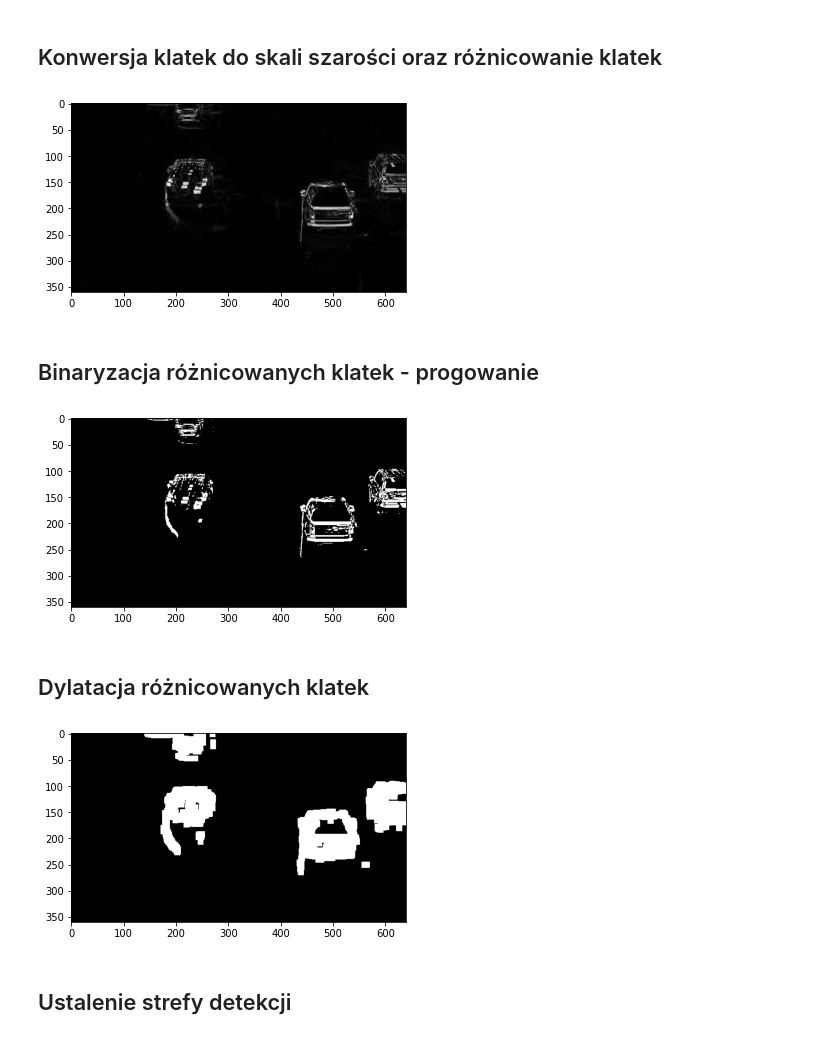
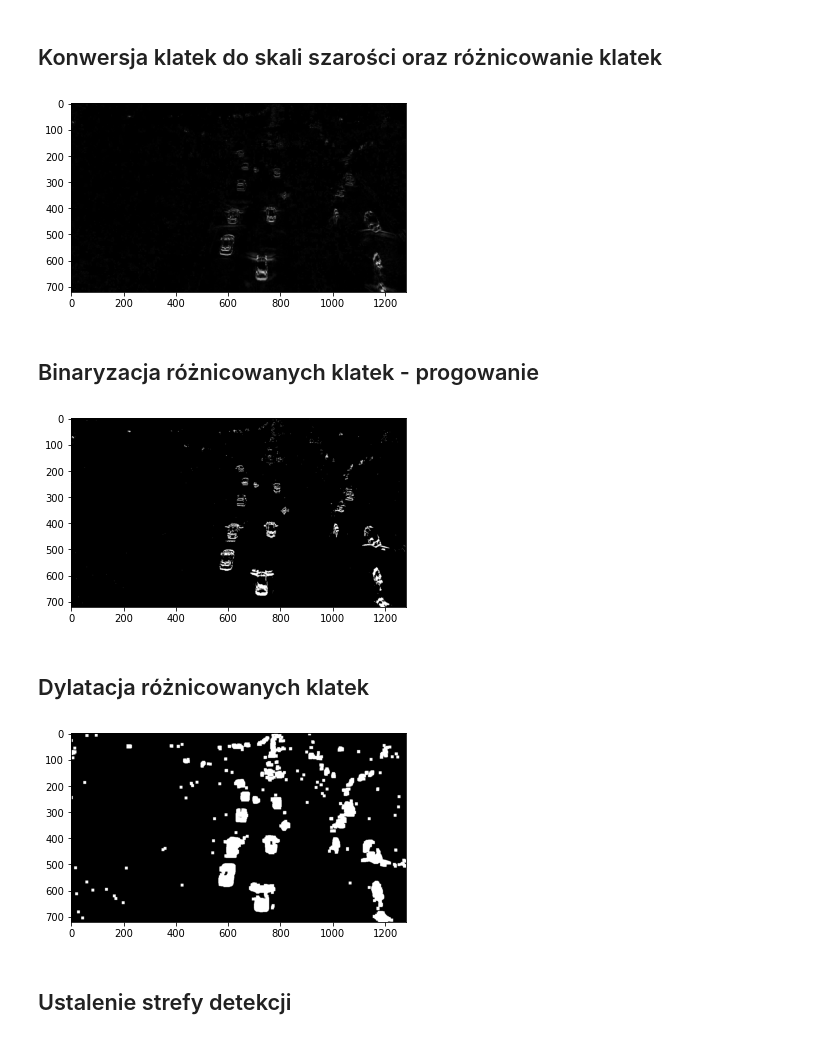
Before and after one commit to mcielinski/cv-traffic-counting-system, a Jupyter notebook: fr_approach/frame_differencing_3.ipynb, the cells around one changed output. Saved outputs shown, nothing was run; the diff lists cells and outputs as text; code cells hidden in the pictures.

```diff
--- a/fr_approach/frame_differencing_3.ipynb
+++ b/fr_approach/frame_differencing_3.ipynb
@@ -12,7 +12,7 @@ from scipy import spatial
 from skimage import morphology
 from tqdm import tqdm
 # %%
-video = 'night_2'  # bridge, highway, night, highway_day, highway_night, cars_640, back_view_640, night_speed_640, pexels_2, pexels_4, pexels_5
+video = 'pexels_5'  # bridge, highway, night, highway_day, highway_night, cars_640, back_view_640, night_speed_640, pexels_2, pexels_4, pexels_5
 video_mp4 = video + '.mp4'
 video_dir = video + '/'
 
@@ -154,7 +154,7 @@ grayB = cv2.cvtColor(col_images[fr+1], cv2.COLOR_BGR2GRAY)
 plt.imshow(cv2.absdiff(grayB, grayA), cmap='gray')
 plt.show()
 # %% [output]
-[figure, old version]
+[figure, new version]
 # %% [markdown]
 ## Binaryzacja różnicowanych klatek - progowanie
 # %%
@@ -192,7 +192,7 @@ thresh = cv2.threshold(diff_image, THRESHHOLD, 255, cv2.THRESH_BINARY)[1]
 plt.imshow(thresh, cmap='gray')
 plt.show()
 # %% [output]
-[figure, old version]
+[figure, new version]
 # %%
 # plt.imshow(cv2.GaussianBlur(diff_image, (5,5), 10), cmap='gray')
 # plt.show()
@@ -224,35 +224,35 @@ elif video == 'cars_640':
     DILATE_ITER = 5
 elif video == 'back_view_640':
     KERNEL_SIZE = 3 # 7, 9 - better for stadard threshhold, 13 - ok for ADAPTIVE_THRESH_MEAN_C
     DILATE_ITER = 5
 elif video == 'night_speed_640':
     KERNEL_SIZE = 9 # 7
     DILATE_ITER = 1
 elif video == 'pexels_1':
     KERNEL_SIZE = 3
     DILATE_ITER = 5
 elif video == 'pexels_2':
     KERNEL_SIZE = 3
     DILATE_ITER = 5
 elif video == 'pexels_3':
     KERNEL_SIZE = 3
-    DILATE_ITER = 3
+    DILATE_ITER = 5
 elif video == 'pexels_4':
     KERNEL_SIZE = 3
     DILATE_ITER = 5
 elif video == 'pexels_5':
     KERNEL_SIZE = 3
     DILATE_ITER = 5
 
 # apply image dilation
 kernel = np.ones((KERNEL_SIZE,KERNEL_SIZE), np.uint8)
 dilated = cv2.dilate(thresh, kernel, iterations=DILATE_ITER)
 
 # plot dilated image
 plt.imshow(dilated, cmap='gray')
 plt.show()
 # %% [output]
-[figure, old version]
+[figure, new version]
 # %% [markdown]
 ## Ustalenie strefy detekcji
 # %%
```
Also changed, not shown: parts of 9 cells of this notebook, 7 other files.
